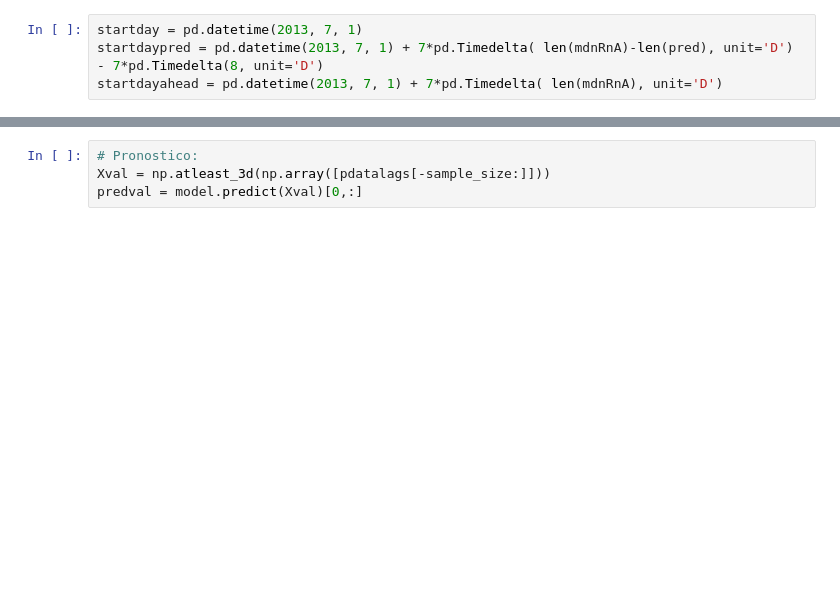
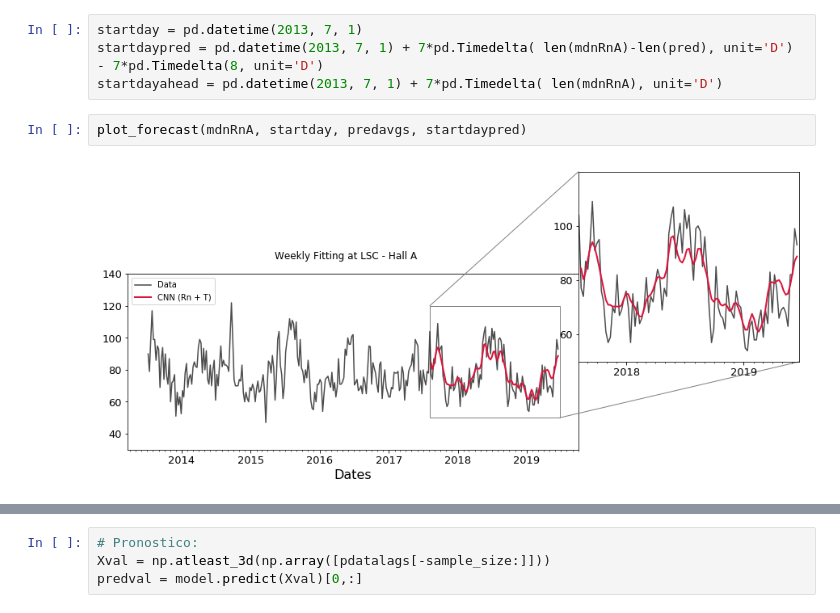
Before and after one commit to TsspGit/Rn_Time_Series, a Jupyter notebook: AEMET/Codes_Daily/New_NN_Try.ipynb, the cells around one changed output, grey strips where cells are left out. Drawn from its saved outputs; the diff is of its cells as text; blank space fills up the shorter version.

```diff
--- a/AEMET/Codes_Daily/New_NN_Try.ipynb
+++ b/AEMET/Codes_Daily/New_NN_Try.ipynb
@@ -172,6 +174,10 @@ EAM: 10.4121
 startday = pd.datetime(2013, 7, 1)
 startdaypred = pd.datetime(2013, 7, 1) + 7*pd.Timedelta( len(mdnRnA)-len(pred), unit='D') - 7*pd.Timedelta(8, unit='D')
 startdayahead = pd.datetime(2013, 7, 1) + 7*pd.Timedelta( len(mdnRnA), unit='D')
+# %%
+plot_forecast(mdnRnA, startday, predavgs, startdaypred)
+# %% [output]
+[figure, added]
 # %%
 fig,ax = plt.subplots(nrows=1,ncols=1,figsize=(10,4))
 plt.figure(1)
```
Also changed, not shown: parts of 11 cells of this notebook.
